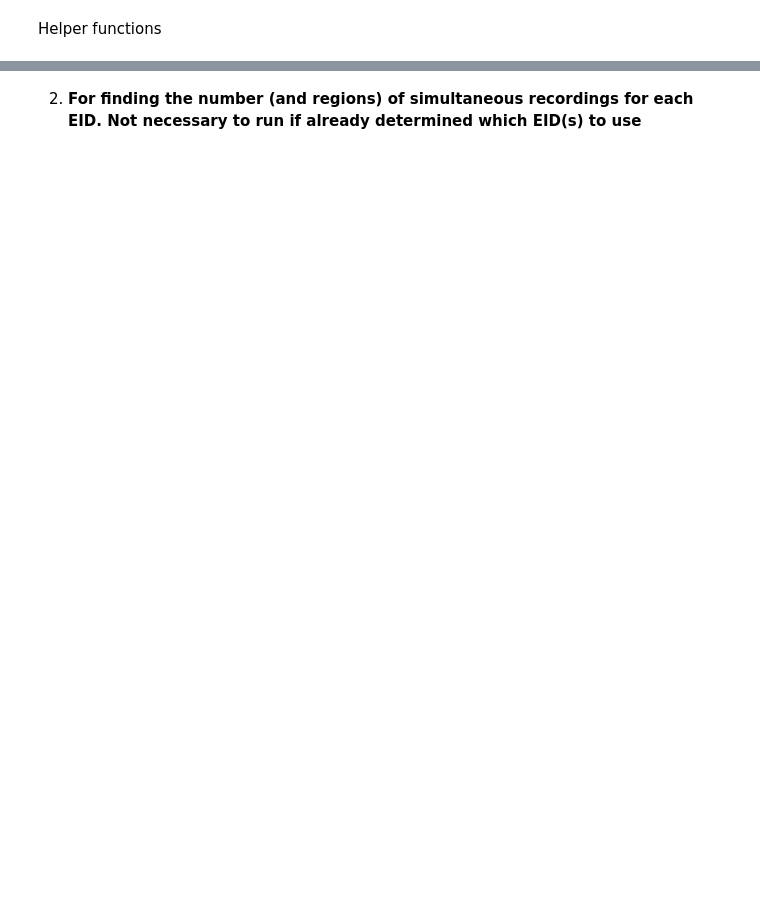
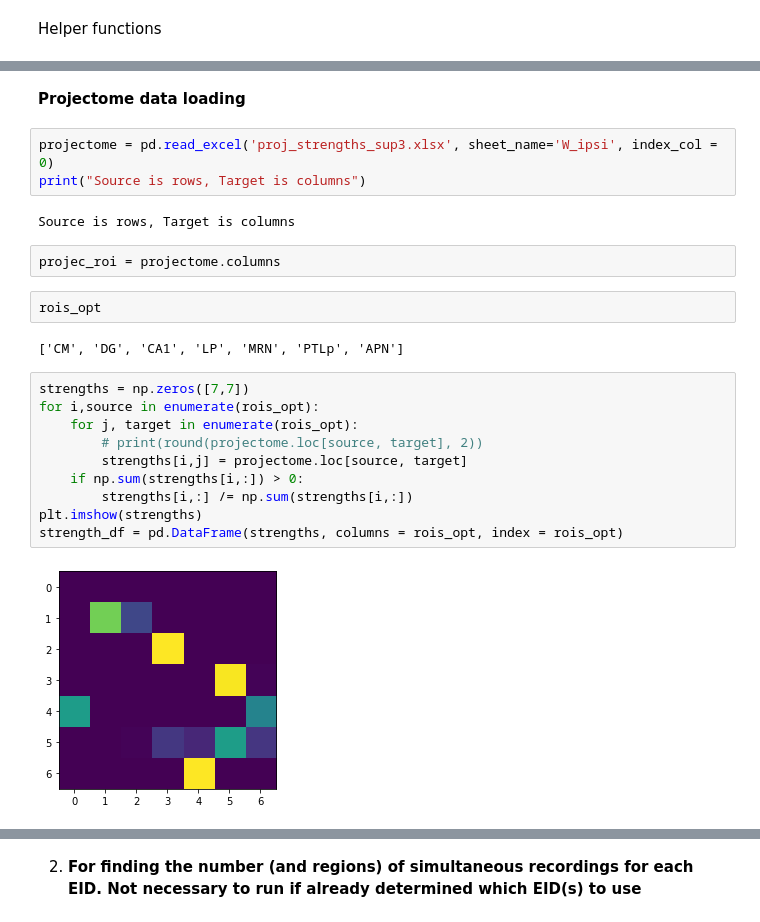
Before and after one commit to akashc1/connectx-decoding, a Jupyter notebook: ibl_data.ipynb, the cells around one changed output, grey strips where cells are left out. Cells and saved outputs as stored; diff of their text form; blank space fills up the shorter version.

```diff
--- a/ibl_data.ipynb
+++ b/ibl_data.ipynb
@@ -115,3 +140,28 @@ def check_num_ses(list_of_eids):
     roi_intersection = set(list_of_eids[0]).intersection(*list_of_eids[1:])
     print('Found ' + str(len(list(roi_intersection))) +  'recording sessions')
     return len(list(roi_intersection))
+# %% [markdown]
+**Projectome data loading**
+# %%
+projectome = pd.read_excel('proj_strengths_sup3.xlsx', sheet_name='W_ipsi', index_col = 0)
+print("Source is rows, Target is columns")
+# %% [output]
+Source is rows, Target is columns
+# %%
+projec_roi = projectome.columns
+# %%
+rois_opt
+# %% [output]
+['CM', 'DG', 'CA1', 'LP', 'MRN', 'PTLp', 'APN']
+# %%
+strengths = np.zeros([7,7])
+for i,source in enumerate(rois_opt):
+    for j, target in enumerate(rois_opt):
+        # print(round(projectome.loc[source, target], 2))
+        strengths[i,j] = projectome.loc[source, target]
+    if np.sum(strengths[i,:]) > 0:
+        strengths[i,:] /= np.sum(strengths[i,:])
+plt.imshow(strengths)
+strength_df = pd.DataFrame(strengths, columns = rois_opt, index = rois_opt)
+# %% [output]
+[figure, added]
```
Also changed, not shown: parts of 46 cells of this notebook, 3 other files.
